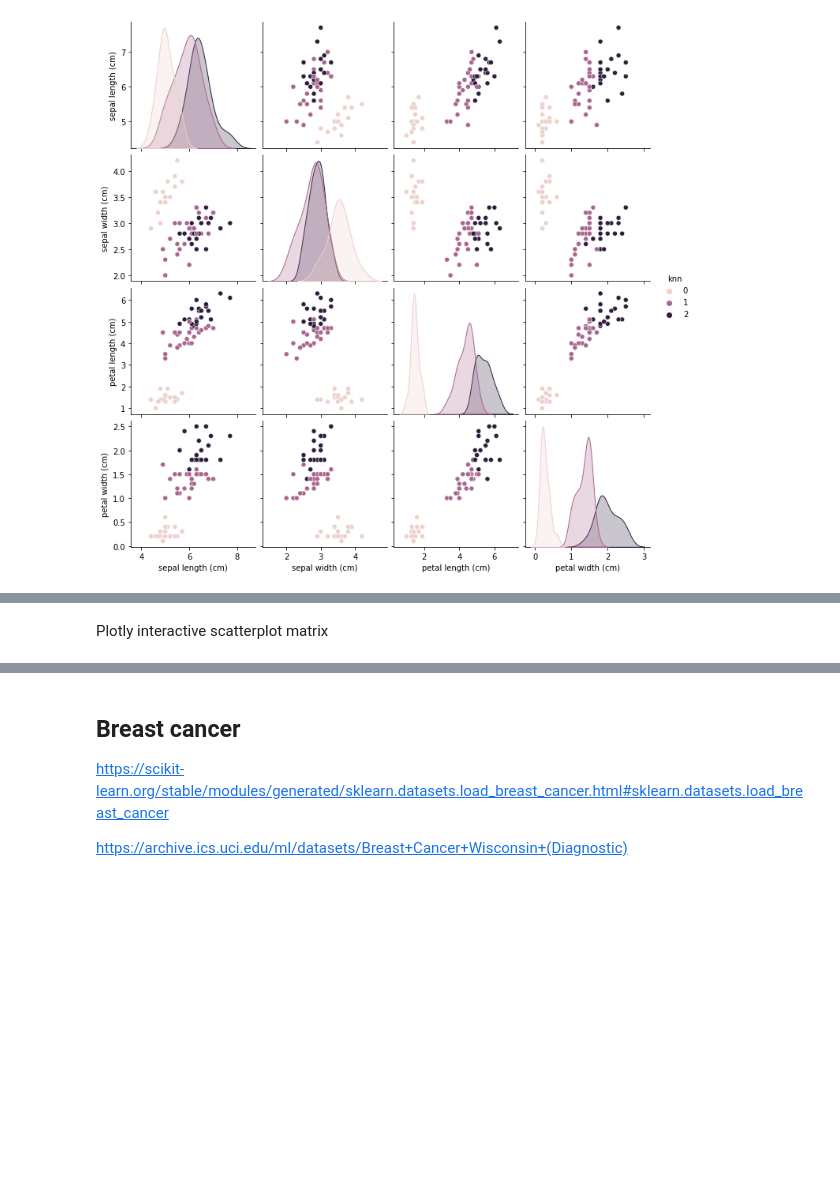
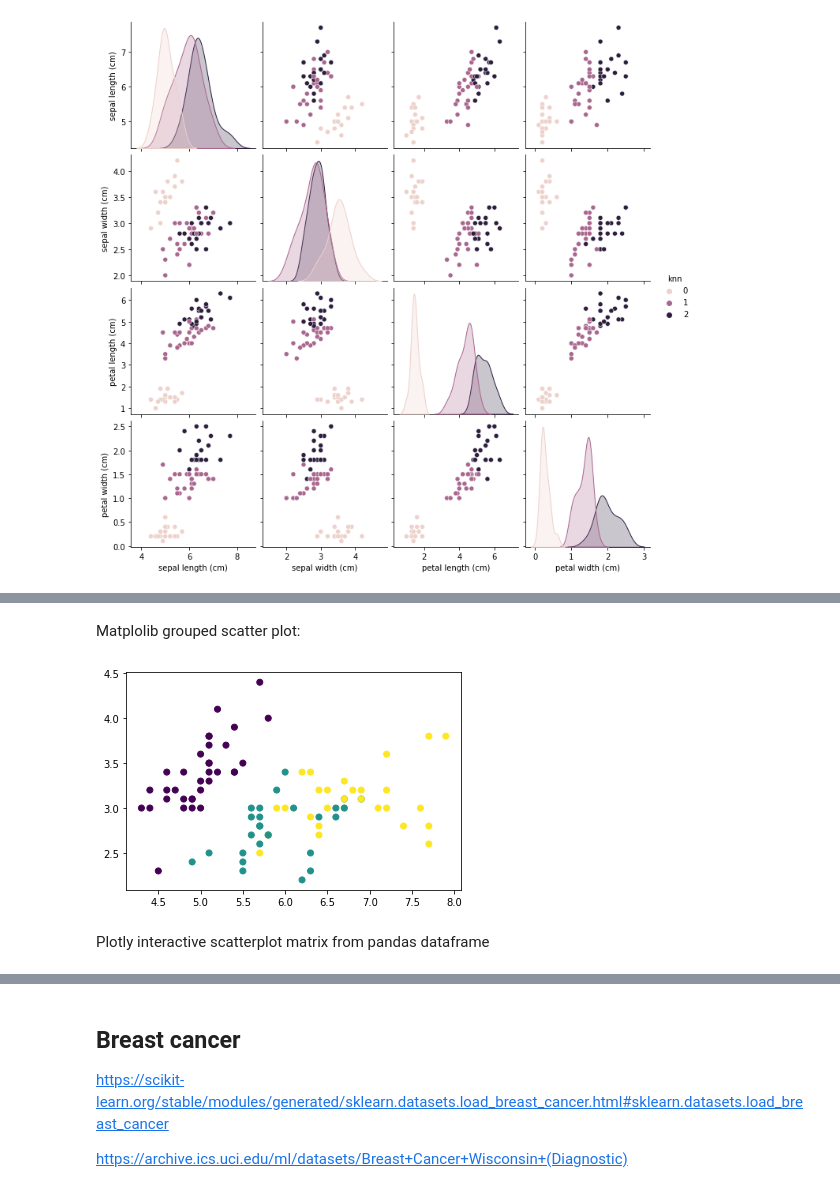
Before and after one commit to raulbenitez/PRML_Probabilistic_classifiers, a Jupyter notebook: datasets_classifiers_performance_handson.ipynb, the cells around one changed output, grey strips where cells are left out. Cells and saved outputs as stored; diff of their text form; code cells hidden in the pictures; blank space fills up the shorter version.

```diff
--- a/datasets_classifiers_performance_handson.ipynb
+++ b/datasets_classifiers_performance_handson.ipynb
@@ -74,4 +89,13 @@ sns.pairplot(df_iris_test,hue='knn')
+# %% [markdown]
+Matplolib grouped scatter plot:
+# %%
+import matplotlib.pyplot as plt
+
+plt.scatter(Xiris_train[:,0],Xiris_train[:,1],c=yiris_train)
+plt.show()
+# %% [output]
+[figure, added]
 # %% [markdown]
-Plotly interactive scatterplot matrix
+Plotly interactive scatterplot matrix from pandas dataframe
 # %%
 import plotly.express as px
```
Also changed, not shown: parts of 5 cells of this notebook.
